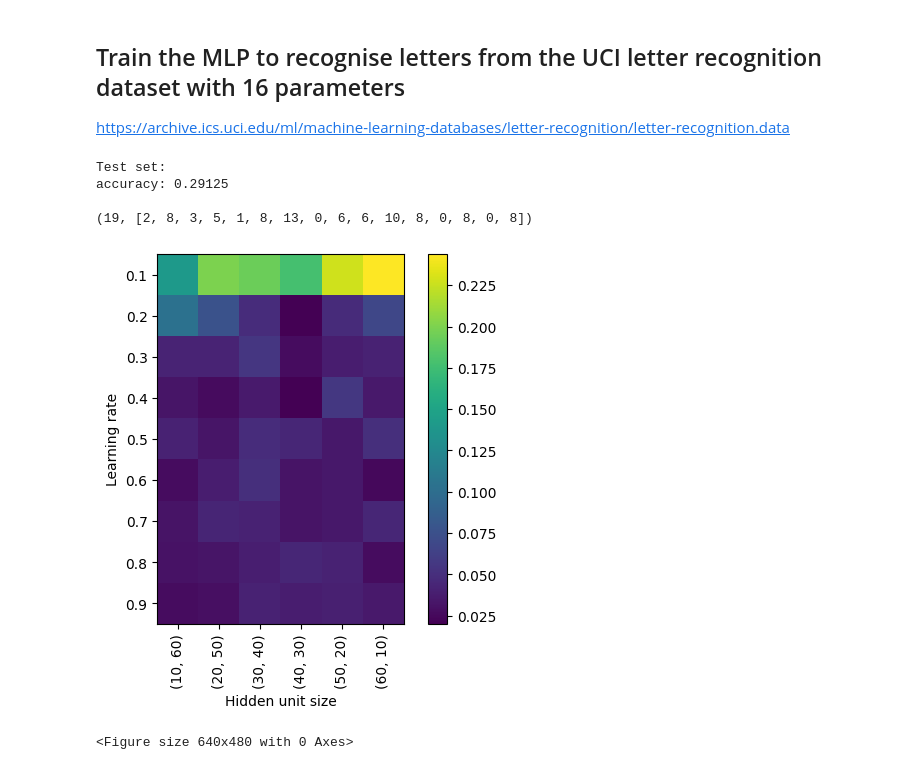
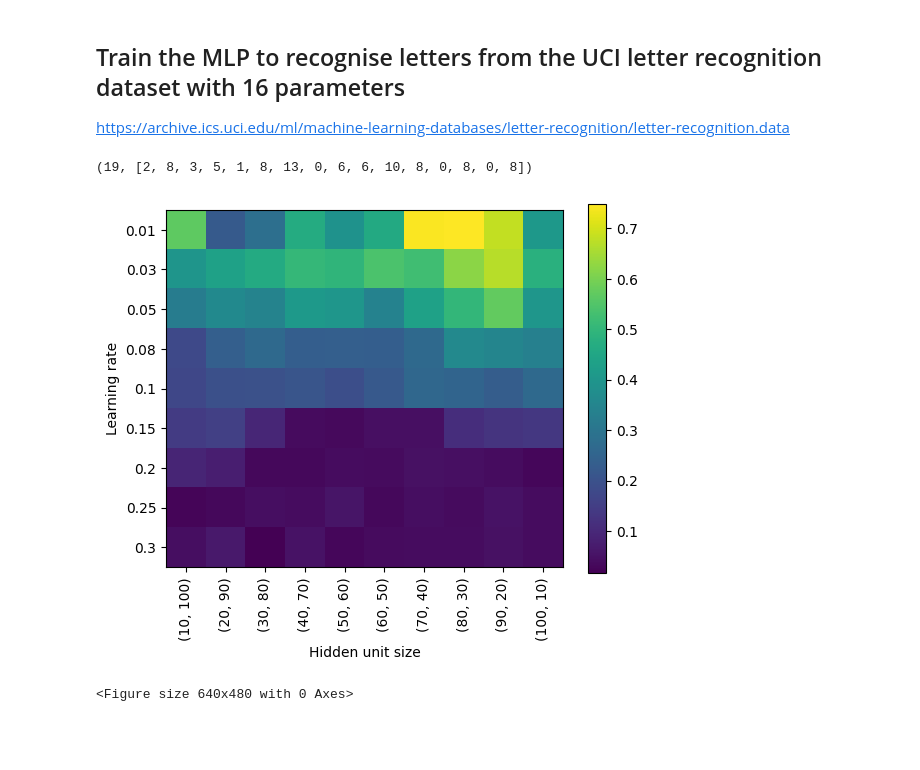
Before and after one commit to wayfarer-ismail/Neural_Network_from_Scratch, a Jupyter notebook: Neural Network from Scratch/task/main.ipynb, the cells around one changed output. Drawn from its saved outputs; the diff is of its cells as text; code cells hidden in the pictures; blank space fills up the shorter version.

Commit message:
more code for letter recognition

```diff
--- a/Neural Network from Scratch/task/main.ipynb
+++ b/Neural Network from Scratch/task/main.ipynb
@@ -212,62 +212,57 @@ y_train = np.eye(26)[y_train]
 y_test = np.eye(26)[y_test]
 
 # train the MLP
-mlp = MultiLayerPerceptronBig(16, 20, 20, 26, activation='tanh')
+# mlp = MultiLayerPerceptronBig(16, 20, 20, 26, activation='tanh')
 
-for epoch in range(50):
-    for value, target in zip(X_train, y_train):
-        mlp.train(value, target, 0.1)
-
-print("Test set:")
-pred_letters = np.argmax(mlp.forward(X_test), axis=1)
-print(f"accuracy: {calculate_accuracy(pred_letters, np.argmax(y_test, axis=1))}\n")
+# for epoch in range(50):
+#     for value, target in zip(X_train, y_train):
+#         mlp.train(value, target, 0.1)
+#
+# print("Test set:")
+# pred_letters = np.argmax(mlp.forward(X_test), axis=1)
+# print(f"accuracy: {calculate_accuracy(pred_letters, np.argmax(y_test, axis=1))}\n")
 
 # Displaying the parsed data
 # for label, values in data:
 #     print(f"Label: {label}, Values: {values}")
 print(data[0])
-#print("Expected: ", chr(y_train[0] + ord('A')), "Actual: ", chr(np.argmax(mlp.forward(X_train[0])) + ord('A')))
-#print(mlp.forward(X_train[:10]))
 # %% [output]
-Test set:
-accuracy: 0.29125
-
 (19, [2, 8, 3, 5, 1, 8, 13, 0, 6, 6, 10, 8, 0, 8, 0, 8])
 # %%
 # now to find a good combination of learning rate and hidden unit size
-hidden_unit_sizes = [10, 20, 30, 40, 50, 60]
-alpha_values = [0.1, 0.2, 0.3, 0.4, 0.5, 0.6, 0.7, 0.8, 0.9]
+hidden_unit_sizes = [10, 20, 30, 40, 50, 60, 70, 80, 90, 100]
+alpha_values = [0.01, 0.03, 0.05, 0.08, 0.1, 0.15, 0.2, 0.25, 0.3]
 
 total_accuracy = np.zeros((len(alpha_values), len(hidden_unit_sizes)))
 
 def train_and_eval(alpha, h1_size, h2_size):
     # Create the MLP
     network = MultiLayerPerceptronBig(16, h1_size, h2_size, 26)
 
     # Train the MLP
-    for epoch in range(10):
+    for epoch in range(20):
         for value, target in zip(X_train, y_train):
             network.train(value, target, alpha)
 
     # Calculate accuracy on test set
     return calculate_accuracy(np.argmax(network.forward(X_test), axis=1), np.argmax(y_test, axis=1))
 
 for i, learning_rate in enumerate(alpha_values):
     for j, hidden_unit_size in enumerate(hidden_unit_sizes):
         total_accuracy[i, j] = train_and_eval(learning_rate, hidden_unit_sizes[j], hidden_unit_sizes[j*-1 - 1])
 
 # plot heat map
 plt.imshow(total_accuracy, cmap='viridis')
 plt.xticks(np.arange(len(hidden_unit_sizes)), zip(hidden_unit_sizes, hidden_unit_sizes[::-1]), rotation='vertical')
 plt.xlabel('Hidden unit size')
 plt.yticks(np.arange(len(alpha_values)), alpha_values)
 plt.ylabel('Learning rate')
 plt.colorbar()
 plt.show()
 location = "figures/mlp_letters_alpha_units"
 plt.savefig(f"{location}.png")
 # %% [output]
-[figure, old version]
+[figure, new version]
 <Figure size 640x480 with 0 Axes>
 # %%
 # we shall use a learning rate of 0.1 and network size of 20 and 60
```
Also changed, not shown: parts of 1 cell of this notebook, 1 other file.
